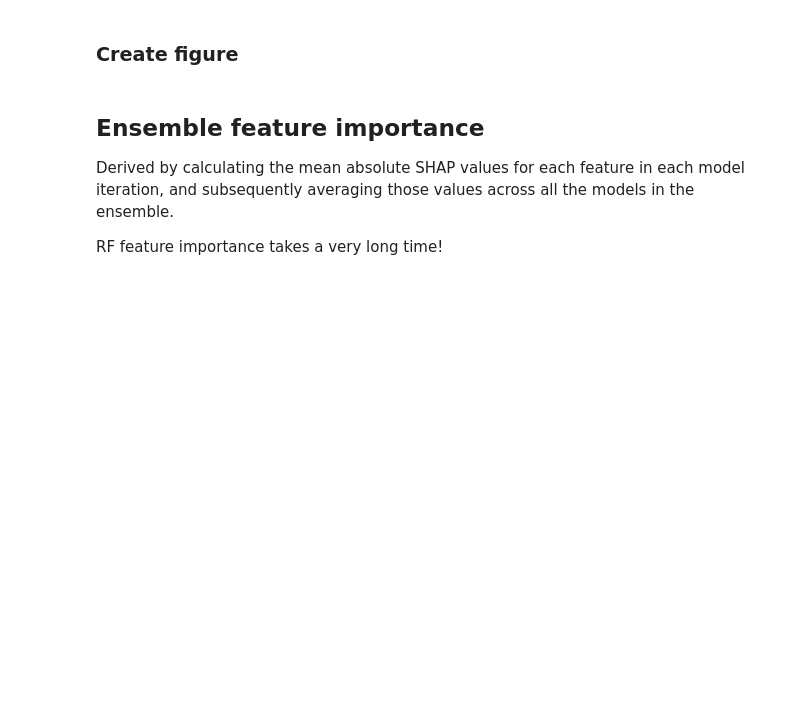
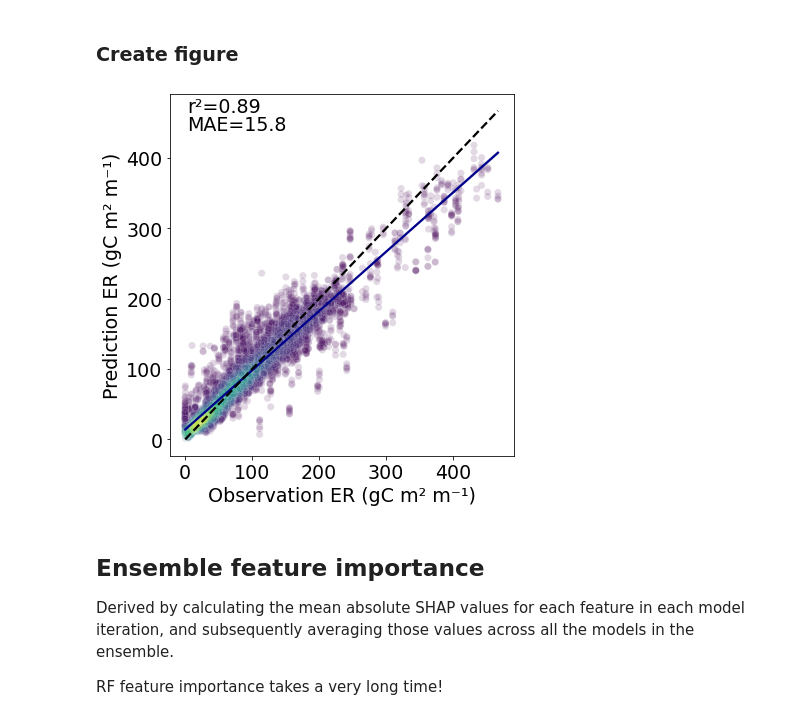
Before and after one commit to cbur24/NEE_modelling, a Jupyter notebook: 3_Generate_ensemble_of_models.ipynb, the cells around one changed output. Cells and saved outputs as stored; diff of their text form; code cells hidden in the pictures; blank space fills up the shorter version.

```diff
--- a/3_Generate_ensemble_of_models.ipynb
+++ b/3_Generate_ensemble_of_models.ipynb
@@ -26,7 +26,7 @@ warnings.filterwarnings("ignore")
 # %% [markdown]
 ## Analysis Parameters
 # %%
-model_var = 'GPP'
+model_var = 'ER'
 suffix = '20230320'
 features_list = '/g/data/os22/chad_tmp/NEE_modelling/results/variables_'+suffix+'.txt'
 # %% [markdown]
@@ -77,13 +77,13 @@ for t in td:
     #    'MODIS_GPP', 'GOSIF_GPP'], axis=1)
 
     t = t.dropna()  # remove NaNS
-    df = t.drop(['NEE_SOLO_EC','GPP_SOLO_EC','ER_SOLO_EC'], axis=1) # seperate carbon fluxes
+    df = t.drop(['NEE_SOLO_EC','GPP_SOLO_EC','ER_SOLO_EC', 'ET_EC'], axis=1) # seperate fluxes
 
     #df = df.filter(regex='RS') # only use remote sensing variables
     df = df[train_vars]
 
     if model_var == 'ET':
-        df_var=t[model_var+'_EC']
+        df_var=t[[model_var+'_EC', 'site']]
     else:
         df_var=t[[model_var+'_SOLO_EC', 'site']] # seperate out the variable we're modelling
 
@@ -302,4 +320,2 @@ for m in range(1,16): # 15 iterations for each model
 # %% [markdown]
 ### Create 1:1 plots and statistics
-# %%
-model_var='NEE'
@@ -334,27 +352,29 @@ ac = mean_absolute_error(obs, pred)
 # %%
 fig,ax = plt.subplots(1,1, figsize=(6,6))
 font=19
 cross_df = cross_df.sample(n=10000)
 
 xy = np.vstack([cross_df['Test'],cross_df['Pred']])
 z = gaussian_kde(xy)(xy)
 
 sb.scatterplot(data=cross_df, x='Test',y='Pred',c=z, s=50, lw=1, alpha=0.15, ax=ax)
 sb.regplot(data=cross_df, x='Test',y='Pred', scatter=False, color='darkblue', ax=ax)
 sb.regplot(data=cross_df, x='Test',y='Test', color='black', scatter=False, line_kws={'linestyle':'dashed'}, ax=ax);
 
 ax.set_xlabel('Observation '+ model_var + ' (gC m\N{SUPERSCRIPT TWO} m⁻¹)', fontsize=font)
 ax.set_ylabel('Prediction ' + model_var+ ' (gC m\N{SUPERSCRIPT TWO} m⁻¹)', fontsize=font)
 ax.text(.05, .95, 'r\N{SUPERSCRIPT TWO}={:.2f}'.format(r2),
             transform=ax.transAxes, fontsize=19)
 ax.text(.05, .9, 'MAE={:.3g}'.format(ac),
-            transform=ax.transAxes, fontsize=19)sq
+            transform=ax.transAxes, fontsize=19)
 ax.tick_params(axis='x', labelsize=font)
 ax.tick_params(axis='y', labelsize=font)
 
 plt.tight_layout()
 
 fig.savefig("/g/data/os22/chad_tmp/NEE_modelling/results/cross_validation/cross_val_"+model_var+"_ensemble_"+suffix+".png", bbox_inches='tight')
+# %% [output]
+[figure, added]
 # %% [markdown]
 ## Ensemble feature importance
 
```
Also changed, not shown: parts of 3 cells of this notebook, 39 other files.
